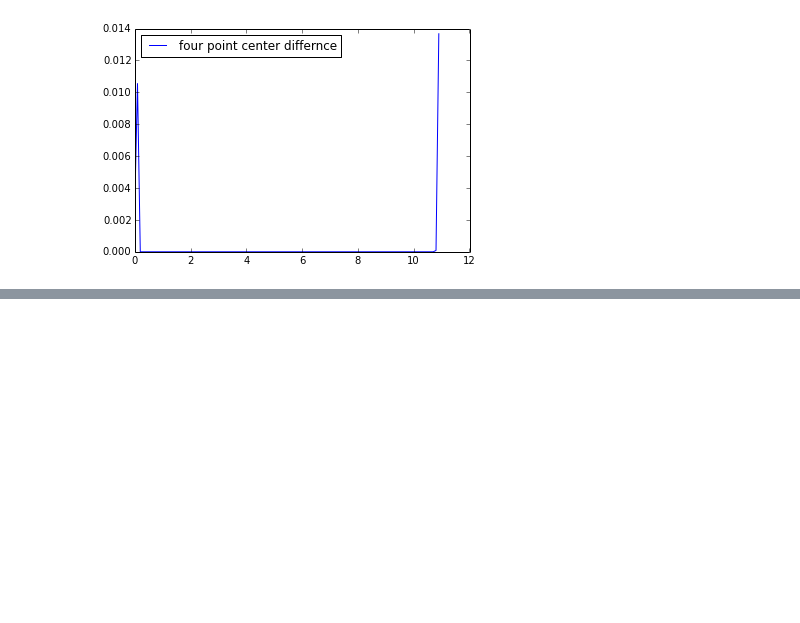
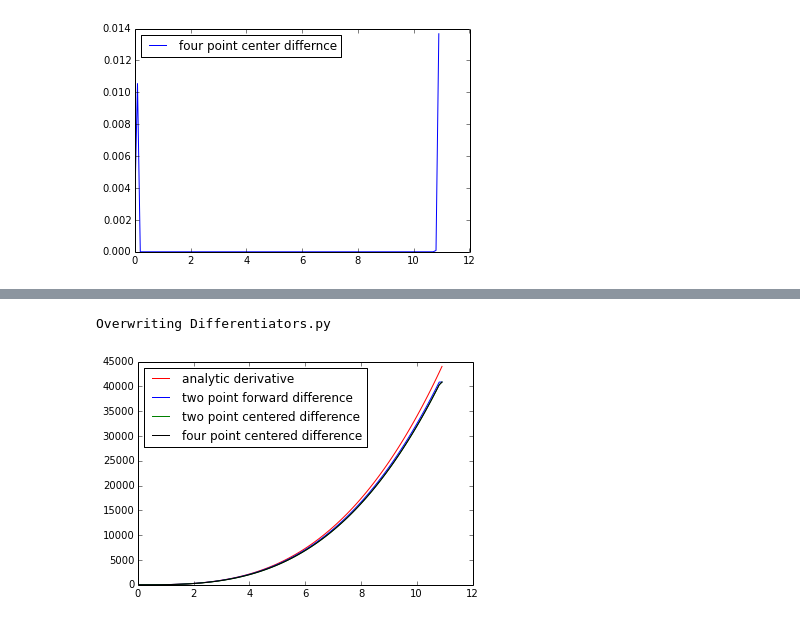
Before and after one commit to dytucker/PHYS202-S14, a Jupyter notebook: SciPy/DifferentationExercises.ipynb, the cells around one changed output, grey strips where cells are left out. Drawn from its saved outputs; the diff is of its cells as text; code cells hidden in the pictures; blank space fills up the shorter version.

```diff
--- a/SciPy/DifferentationExercises.ipynb
+++ b/SciPy/DifferentationExercises.ipynb
@@ -190,0 +215,76 @@ plt.plot()
+# %%
+%%file Differentiators.py
+
+import numpy as np
+
+def twoPtForwardDiff(x,y):
+    """function takes the dy/dx of element ahead of current point
+    Function takes the backwards difference at the last poin"""
+
+    dydx = np.zeros(len(x))
+
+    dydx[0:-1] = (y[1:] - y[:-1]) / (x[1:] - x[:-1])
+
+    dydx[-1] = (y[-1] - y[-2]) / (x[-1] - x[-2])
+
+    return dydx
+
+def twoPtCenteredDiff(x,y):
+    """function takes the slope of the line between the two
+    points above and below it. the first and last points
+    are calculated using the regular forwards and backward
+    derivatives though"""
+
+    dydx = np.zeros(len(x))
+
+    dydx[1:-1] = (y[2:] - y[:-2])/(x[2:] - x[:-2])
+
+    dydx[0] = (y[1] - y[0])/(x[1] - x[0])
+
+    dydx[-1] = (y[-1] - y[-2]) / (x[-1] - x[-2])
+
+    return dydx
+
+def fourPtCenteredDiff(x,y):
+
+    """function computes the derivative at a point by using
+    a formula involving the two terms above and below it
+    and the taylor expansion"""
+
+    difference = max(np.diff(x))
+
+    dydx = np.zeros(len(x))
+
+    dydx[1] = (y[2] - y[0])/(x[2] - x[0])
+
+    dydx[0] = (y[1] - y[0])/(x[1] - x[0])
+
+    dydx[-1] = (y[-1] - y[-2]) / (x[-1] - x[-2])
+
+    dydx[-2] = (y[-1] - y[-3])/(x[-1] - x[-3])
+
+    dydx[2:-2] = (y[:-4] - 8*y[1:-3] + 8*y[3:-1]
+                  - y[4:])/(12*difference)
+
+    return dydx
+# %% [output]
+Overwriting Differentiators.py
+# %%
+#from Differentiators import *
+import numpy as np
+
+x = np.arange(0,11,.1)
+y = 8*x**4 + 3*x
+
+dydxExact = 34*x**3 + 3
+
+plt.plot(x,dydxExact, color = "red", label = 'analytic derivative')
+plt.plot(x,df.twoPtForwardDiff(x,y), color = "blue", label = 'two point forward difference')
+plt.plot(x,df.twoPtCenteredDiff(x,y), color = "green", label = 'two point centered difference')
+plt.plot(x,df.fourPtCenteredDiff(x,y), color = "black", label = 'four point centered difference')
+
+plt.legend(loc='upper left')
+
+plt.show()
+# %% [output]
+[figure, added]
```
Also changed, not shown: parts of 3 cells of this notebook, 2 other files.
